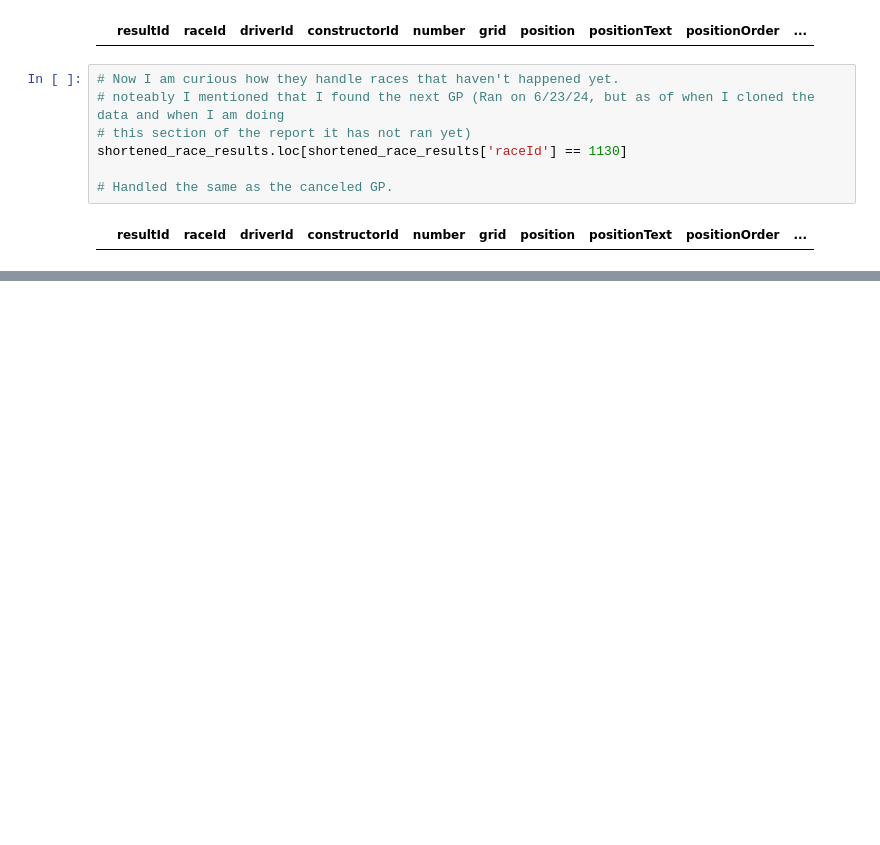
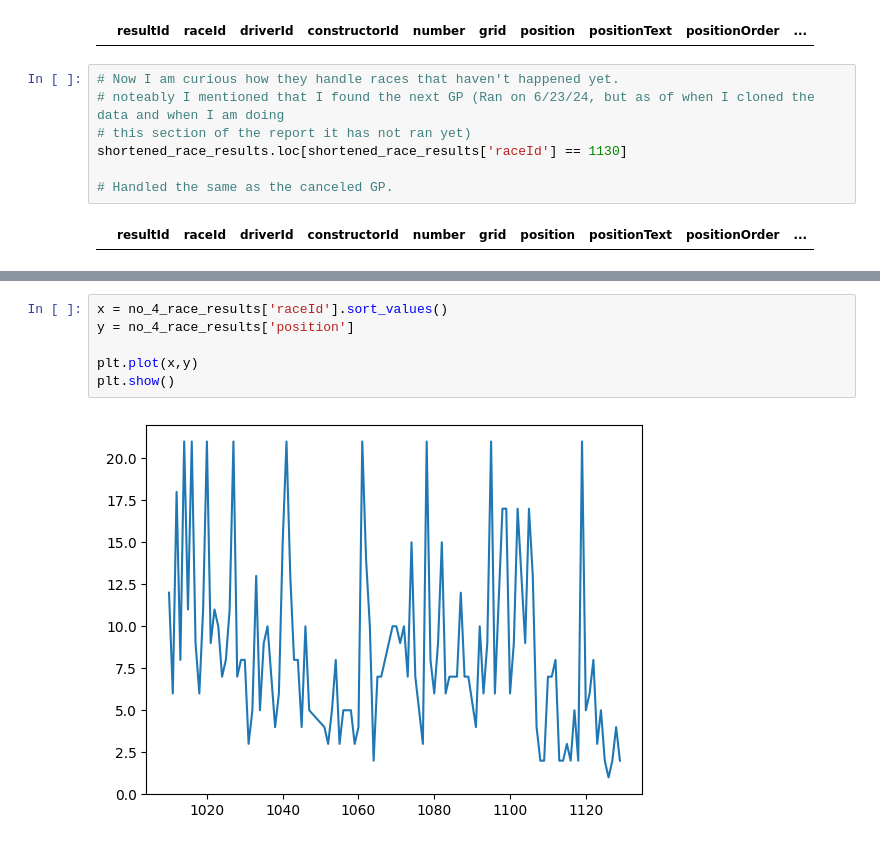
Before and after one commit to abbi3l3igh/DE-TS-Assignments, a Jupyter notebook: Week 1/QAWeek2.ipynb, the cells around one changed output, grey strips where cells are left out. Saved outputs shown, nothing was run; the diff lists cells and outputs as text; blank space fills up the shorter version.

```diff
--- a/Week 1/QAWeek2.ipynb
+++ b/Week 1/QAWeek2.ipynb
@@ -224,0 +271,8 @@ shortened_race_results.loc[shortened_race_results['raceId'] == 1130]
+# %%
+x = no_4_race_results['raceId'].sort_values()
+y = no_4_race_results['position']
+
+plt.plot(x,y)
+plt.show()
+# %% [output]
+[figure, added]
```
Also changed, not shown: parts of 9 cells of this notebook, 9 other files.
